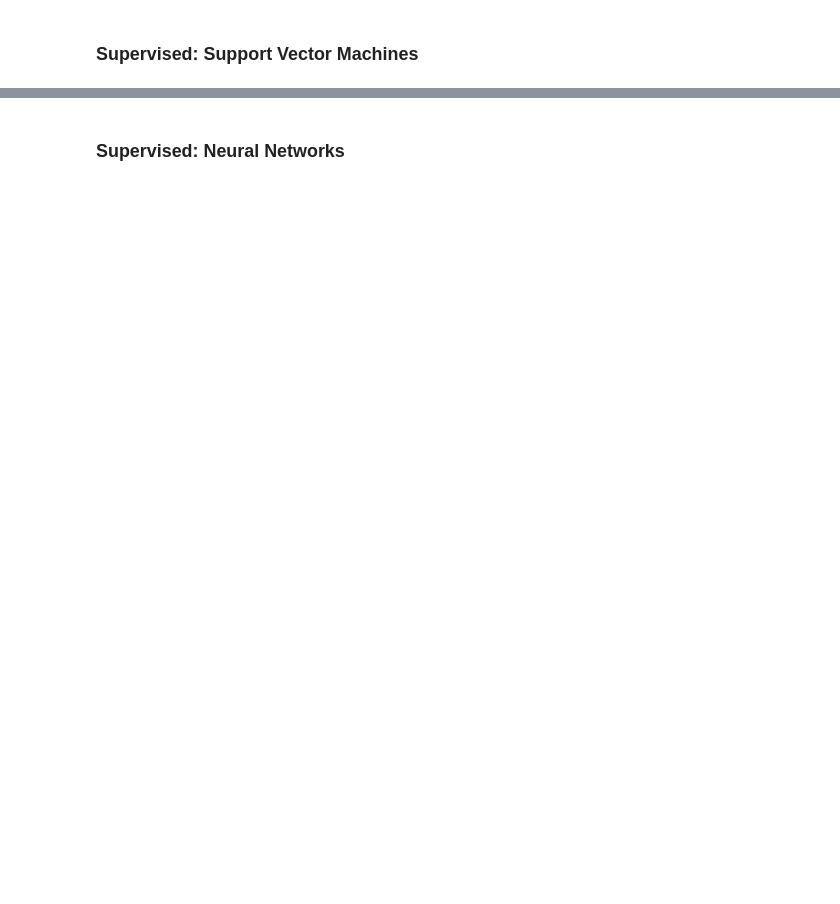
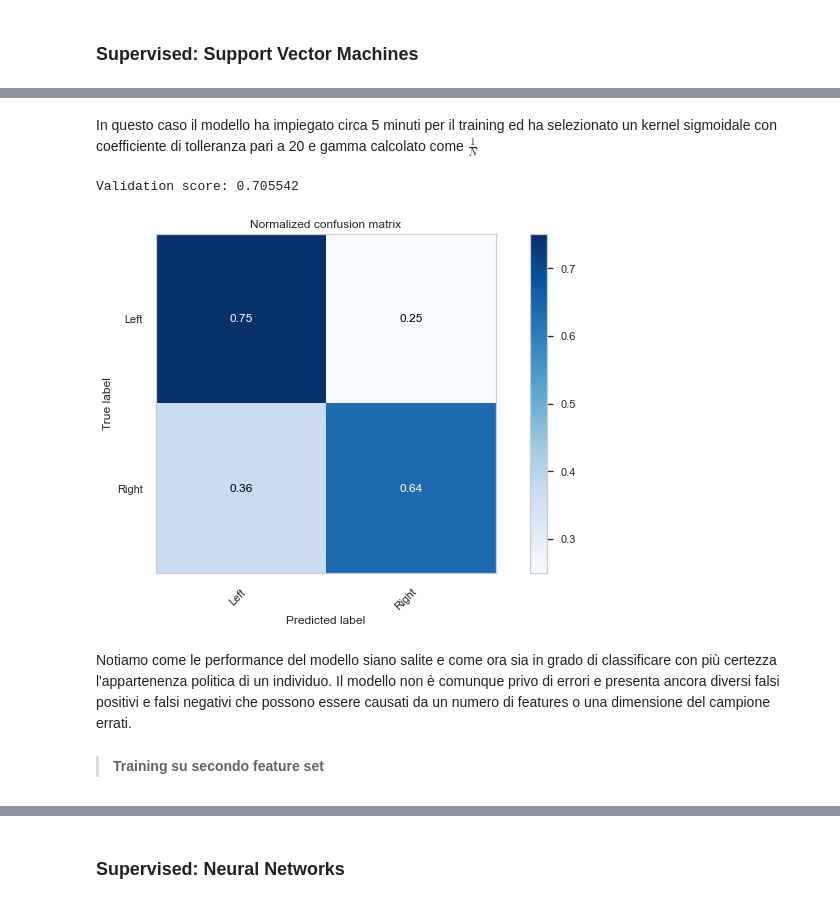
Before and after one commit to giordanoDaloisio/The-Trump-Effect, a Jupyter notebook: The Trump Effect.ipynb, the cells around one changed output, grey strips where cells are left out. Saved outputs shown, nothing was run; the diff lists cells and outputs as text; code cells hidden in the pictures; blank space fills up the shorter version.

```diff
--- a/The Trump Effect.ipynb
+++ b/The Trump Effect.ipynb
@@ -1859,0 +1961,6 @@ array([0.36907216, 0.40618557, 0.32255846, 0.34662999, 0.36519945])
+# %%
+Y_bin = data['POLITICAL VIEW']
+Y_bin[(Y_bin == 'Extreme right') | (Y_bin == 'Right') | (Y_bin == 'Center right')] = 'Right'
+Y_bin[(Y_bin == 'Extreme left') | (Y_bin == 'Left') | (Y_bin == 'Center left')] = 'Left'
+Y_bin = le.fit_transform(Y_bin)
+np.unique(Y_bin)
@@ -1859,0 +1973,6 @@ array([0.36907216, 0.40618557, 0.32255846, 0.34662999, 0.36519945])
+# %%
+%%time
+X1_train, X1_test, Y_train, Y_test = train_test_split(X1, Y_bin, train_size = 0.4)
+model = GridSearchCV(SVC(), param_grid, cv=5, n_jobs=-1)
+model.fit(X1_train, Y_train)
+model.best_params_
@@ -1859,0 +1982,11 @@ array([0.36907216, 0.40618557, 0.32255846, 0.34662999, 0.36519945])
+# %% [markdown]
+In questo caso il modello ha impiegato circa 5 minuti per il training ed ha selezionato un kernel sigmoidale con coefficiente di tolleranza pari a 20 e gamma calcolato come $\frac{1}{N}$
+# %%
+evaluate(model.best_estimator_, X1_test, Y_test, le.classes_)
+# %% [output]
+Validation score: 0.705542
+[figure, added]
+# %% [markdown]
+Notiamo come le performance del modello siano salite e come ora sia in grado di classificare con più certezza l'appartenenza politica di un individuo. Il modello non è comunque privo di errori e presenta ancora diversi falsi positivi e falsi negativi che possono essere causati da un numero di features o una dimensione del campione errati.
+# %% [markdown]
+> **Training su secondo feature set**
```
Also changed, not shown: parts of 43 cells of this notebook.
